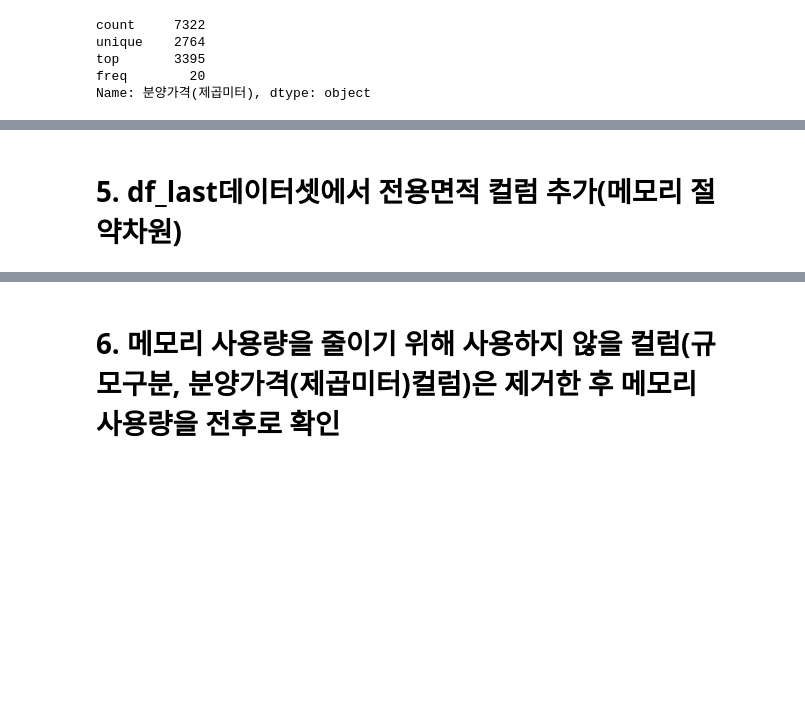
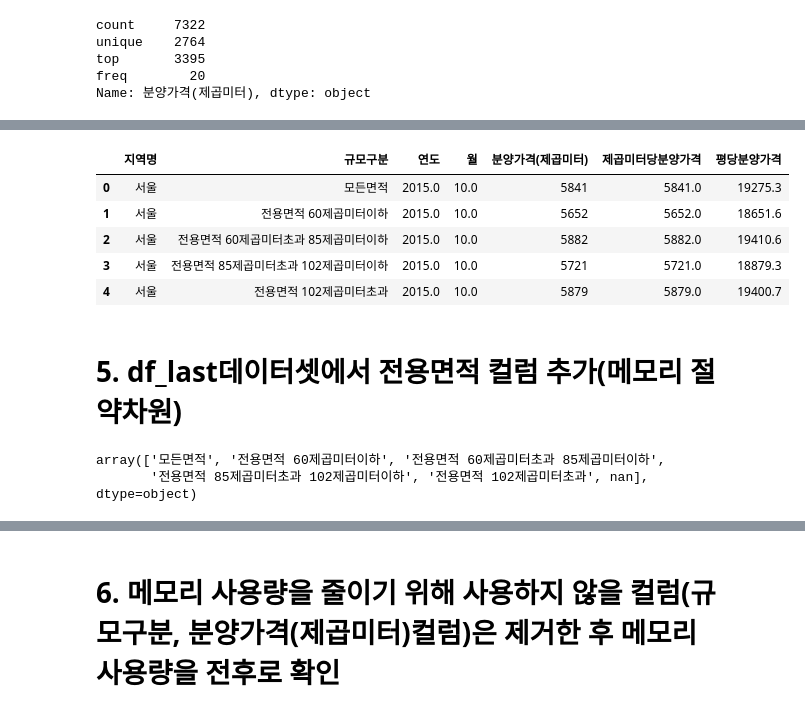
Before and after one commit to comlec/rapa, a Jupyter notebook: source/Python/ex1_아파트분양가분석(배포).ipynb, the cells around one changed output, grey strips where cells are left out. Saved outputs shown, nothing was run; the diff lists cells and outputs as text; code cells hidden in the pictures; blank space fills up the shorter version.

```diff
--- a/source/Python/ex1_아파트분양가분석(배포).ipynb
+++ b/source/Python/ex1_아파트분양가분석(배포).ipynb
@@ -277,4 +277,4 @@ freq        20
 Name: 분양가격(제곱미터), dtype: object
 # %%
 # '분양가격(제곱미터)' 컬럼의 타입을 float64로 변경하여 '제곱미터당분양가격'으로 한다
-df_last['분양가격(제곱미터)'].astype('float64')
+df_last['제곱미터당분양가격'] = df_last['분양가격(제곱미터)'].astype('float64')
@@ -296,11 +294,23 @@ Name: 분양가격(제곱미터), Length: 7905, dtype: float64
 # %%
 # '평당분양가격' 컬럼 생성
+df_last['평당분양가격'] = df_last['제곱미터당분양가격'] * 3.3
 # %%
 # df_last head로 데이터 2줄 확인
+df_last.head()
+# %% [output]
+|  | 지역명 | 규모구분 | 연도 | 월 | 분양가격(제곱미터) | 제곱미터당분양가격 | 평당분양가격 |
+| 0 | 서울 | 모든면적 | 2015.0 | 10.0 | 5841 | 5841.0 | 19275.3 |
+| 1 | 서울 | 전용면적 60제곱미터이하 | 2015.0 | 10.0 | 5652 | 5652.0 | 18651.6 |
+| 2 | 서울 | 전용면적 60제곱미터초과 85제곱미터이하 | 2015.0 | 10.0 | 5882 | 5882.0 | 19410.6 |
+| 3 | 서울 | 전용면적 85제곱미터초과 102제곱미터이하 | 2015.0 | 10.0 | 5721 | 5721.0 | 18879.3 |
+| 4 | 서울 | 전용면적 102제곱미터초과 | 2015.0 | 10.0 | 5879 | 5879.0 | 19400.7 |
 # %% [markdown]
 # 5. df_last데이터셋에서 전용면적 컬럼 추가(메모리 절약차원)
 # %%
 df_last['규모구분'].unique()
+# %% [output]
+array(['모든면적', '전용면적 60제곱미터이하', '전용면적 60제곱미터초과 85제곱미터이하',
+       '전용면적 85제곱미터초과 102제곱미터이하', '전용면적 102제곱미터초과', nan], dtype=object)
 # %%
 df_last['전용면적'] = df_last['규모구분'].str.replace('전용면적','')
 df_last['전용면적'] = df_last['전용면적'].str.replace("제곱미터", "㎡")
```
Also changed, not shown: parts of 10 cells of this notebook, 2 other files.
